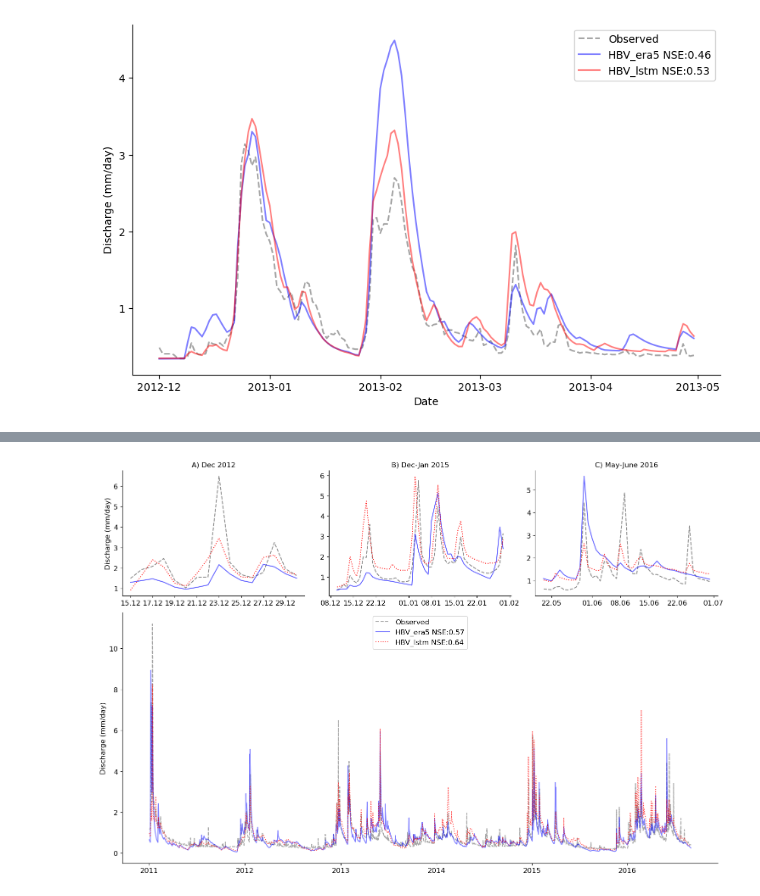
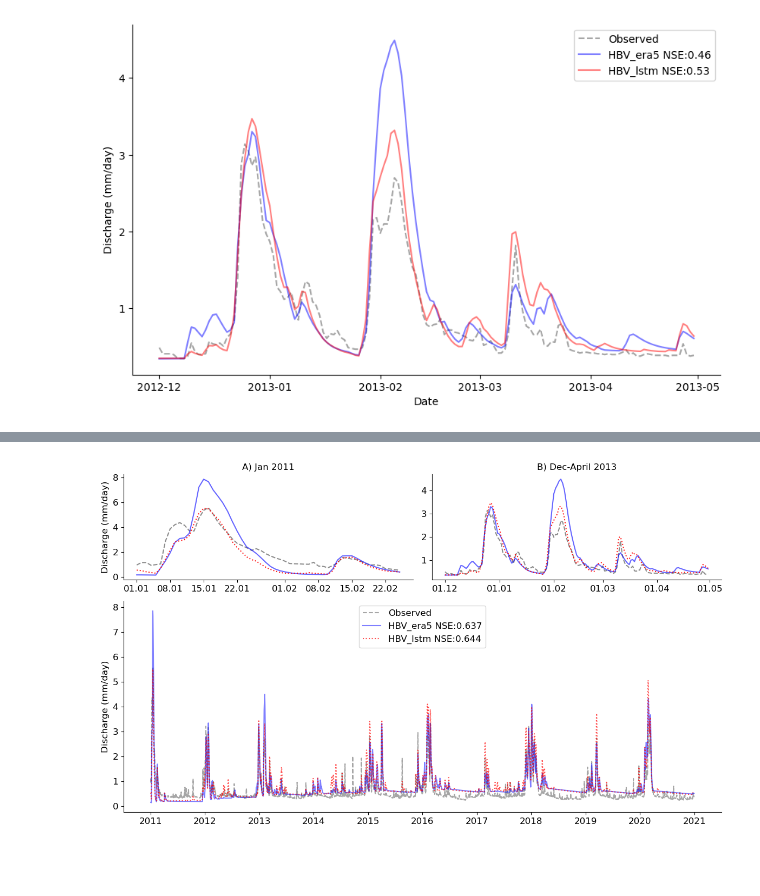
Before and after one commit to Ash-Manoj/Hy2DL_Caravan, a Jupyter notebook: Hy2DL/results/conceptual_models_CARAVAN/analysis_plots.ipynb, the cells around one changed output, grey strips where cells are left out. Drawn from its saved outputs; the diff is of its cells as text; code cells hidden in the pictures; blank space fills up the shorter version.

```diff
--- a/Hy2DL/results/conceptual_models_CARAVAN/analysis_plots.ipynb
+++ b/Hy2DL/results/conceptual_models_CARAVAN/analysis_plots.ipynb
@@ -290,25 +252,27 @@ import numpy as np
 import matplotlib.dates as mdates  # Importing the date formatter
 
 # Create the subplots with specific gridspec configuration
-fig = plt.figure(figsize=(15, 10))
-gs = fig.add_gridspec(2, 3, height_ratios=[1, 2])  # 2 rows, 3 columns; 2nd row is larger
+fig = plt.figure(figsize=(12, 7))
+gs = fig.add_gridspec(2, 2, height_ratios=[1, 2])  # 2 rows, 3 columns; 2nd row is larger
 
 # Adjust space between plots
 plt.subplots_adjust(hspace=0.4, wspace=0.4)
 
-# Top row: Three horizontal subplots
+# Top row: Two horizontal subplots
 # First Event
-start_date = '2016-05-20'
-end_date = '2016-06-30'
+# Set the custom date range
+start_date = '2011-01-01'
+end_date = '2011-02-25'
 hbv_era5_filtered = hbv_era5[(hbv_era5['date'] >= start_date) & (hbv_era5['date'] <= end_date)]
 hbv_lstm_filtered = hbv_lstm[(hbv_lstm['date'] >= start_date) & (hbv_lstm['date'] <= end_date)]
-ax1 = fig.add_subplot(gs[0, 2])
+ax1 = fig.add_subplot(gs[0, 0])
 ax1.plot(hbv_era5_filtered['date'], hbv_era5_filtered['q_obs'], label='Observed', color='grey', linestyle='dashed', alpha=0.9)
 ax1.plot(hbv_era5_filtered['date'], hbv_era5_filtered['q_sim'], label='HBV_era5', color='blue', alpha=0.6)
 ax1.plot(hbv_lstm_filtered['date'], hbv_lstm_filtered['q_sim'], label='HBV_lstm', color='red', alpha=0.9, linestyle='dotted')
-ax1.set_title('C) May-June 2016',fontsize=12)
+ax1.set_title('A) Jan 2011',fontsize=12)
 #ax1.set_ylabel('Discharge (mm/day)',fontsize=12)
 ax1.tick_params(axis='both', labelsize=12)
+ax1.set_ylabel('Discharge (mm/day)',fontsize=12)
 # Format the x-axis for ax1
 ax1.xaxis.set_major_formatter(mdates.DateFormatter('%d.%m'))
 # Remove top and right spines for ax1
@@ -316,64 +280,46 @@ ax1.spines['top'].set_visible(False)
 ax1.spines['right'].set_visible(False)
 
 # Second Event
-start_date = '2014-12-10'
-end_date = '2015-01-30'
+start_date = '2012-12-01'
+end_date = '2013-04-30'
 hbv_era5_filtered = hbv_era5[(hbv_era5['date'] >= start_date) & (hbv_era5['date'] <= end_date)]
 hbv_lstm_filtered = hbv_lstm[(hbv_lstm['date'] >= start_date) & (hbv_lstm['date'] <= end_date)]
 ax2 = fig.add_subplot(gs[0, 1])
 ax2.plot(hbv_era5_filtered['date'], hbv_era5_filtered['q_obs'], label='Observed', color='grey', linestyle='dashed', alpha=0.9)
 ax2.plot(hbv_era5_filtered['date'], hbv_era5_filtered['q_sim'], label='HBV_era5', color='blue', alpha=0.6)
 ax2.plot(hbv_lstm_filtered['date'], hbv_lstm_filtered['q_sim'], label='HBV_lstm', color='red', alpha=0.9, linestyle='dotted')
-ax2.set_title('B) Dec-Jan 2015',fontsize=12)
+ax2.set_title('B) Dec-April 2013',fontsize=12)
 ax2.tick_params(axis='both', labelsize=12)
 # Format the x-axis for ax1
 
 #ax2.xaxis.set_major_locator(mdates.DayLocator(interval=5))  # Show every 5 days
 ax2.xaxis.set_major_formatter(mdates.DateFormatter('%d.%m'))
 #ax2.set_ylabel('Discharge (mm/day)')
 # Remove top and right spines for ax2
 ax2.spines['top'].set_visible(False)
 ax2.spines['right'].set_visible(False)
 
-# Third Event
-start_date = '2012-12-15'
-end_date = '2012-12-30'
-hbv_era5_filtered = hbv_era5[(hbv_era5['date'] >= start_date) & (hbv_era5['date'] <= end_date)]
-hbv_lstm_filtered = hbv_lstm[(hbv_lstm['date'] >= start_date) & (hbv_lstm['date'] <= end_date)]
-ax3 = fig.add_subplot(gs[0, 0])
-ax3.plot(hbv_era5_filtered['date'], hbv_era5_filtered['q_obs'], label='Observed', color='grey', linestyle='dashed', alpha=0.9)
-ax3.plot(hbv_era5_filtered['date'], hbv_era5_filtered['q_sim'], label='HBV_era5', color='blue', alpha=0.6)
-ax3.plot(hbv_lstm_filtered['date'], hbv_lstm_filtered['q_sim'], label='HBV_lstm', color='red', alpha=0.9, linestyle='dotted')
-ax3.set_title('A) Dec 2012',fontsize=12)
-ax3.set_ylabel('Discharge (mm/day)',fontsize=12)
-ax3.tick_params(axis='both', labelsize=12)
-# Format the x-axis for ax1
-ax3.xaxis.set_major_formatter(mdates.DateFormatter('%d.%m'))
-#ax3.set_ylabel('Discharge (mm/day)')
-# Remove top and right spines for ax3
-ax3.spines['top'].set_visible(False)
-ax3.spines['right'].set_visible(False)
 
 # Bottom row: One larger subplot that spans the width of the bottom row
 ax_bottom = fig.add_subplot(gs[1, :])  # This will span all three columns
 start_date = '2011-01-01'
-end_date = '2016-08-30'
+end_date = '2020-12-31'
 hbv_era5_filtered = hbv_era5[(hbv_era5['date'] >= start_date) & (hbv_era5['date'] <= end_date)]
 hbv_lstm_filtered = hbv_lstm[(hbv_lstm['date'] >= start_date) & (hbv_lstm['date'] <= end_date)]
 ax_bottom.plot(hbv_era5_filtered['date'], hbv_era5_filtered['q_obs'], label='Observed', color='grey', linestyle='dashed', alpha=0.7)
-ax_bottom.plot(hbv_era5_filtered['date'], hbv_era5_filtered['q_sim'], label='HBV_era5 NSE:0.57', color='blue', alpha=0.5)
-ax_bottom.plot(hbv_lstm_filtered['date'], hbv_lstm_filtered['q_sim'], label='HBV_lstm NSE:0.64', color='red', alpha=0.7, linestyle='dotted')
+ax_bottom.plot(hbv_era5_filtered['date'], hbv_era5_filtered['q_sim'], label='HBV_era5 NSE:0.637', color='blue', alpha=0.5)
+ax_bottom.plot(hbv_lstm_filtered['date'], hbv_lstm_filtered['q_sim'], label='HBV_lstm NSE:0.644', color='red', alpha=0.7, linestyle='dotted')
 ax_bottom.legend(loc='upper center',fontsize=12)
 #ax_bottom.set_title('Catchment: Elsenz Schwarzbach')
 ax_bottom.set_ylabel('Discharge (mm/day)',fontsize=12)
 ax_bottom.tick_params(axis='both', labelsize=12)
 # Remove top and right spines for ax_bottom
 ax_bottom.spines['top'].set_visible(False)
 ax_bottom.spines['right'].set_visible(False)
 
 # Show the plot
 plt.tight_layout()
-#plt.savefig('Figure4.jpeg',dpi=1200)
+plt.savefig('Figure_R1_4.jpeg',dpi=1200)
 plt.show()
 # %% [output]
-[figure, old version]
+[figure, new version]
```
Also changed, not shown: parts of 2 cells of this notebook, 3 other files.
